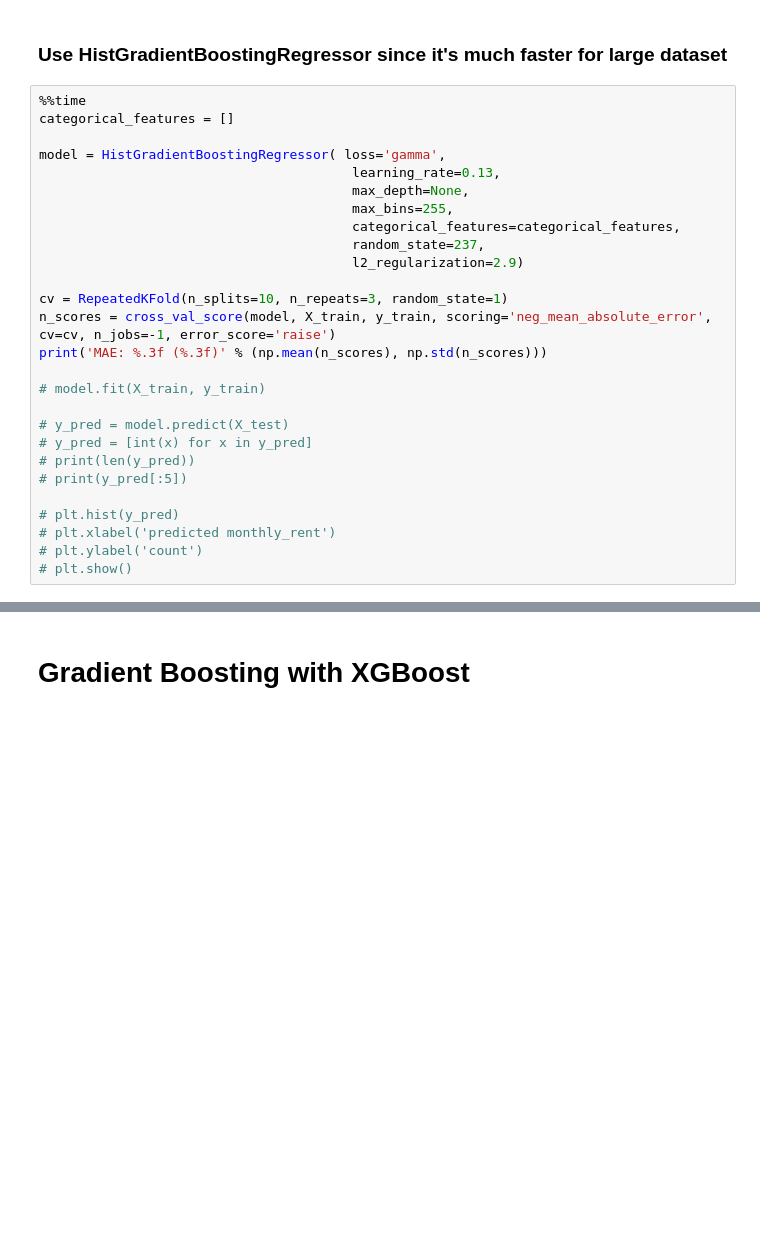
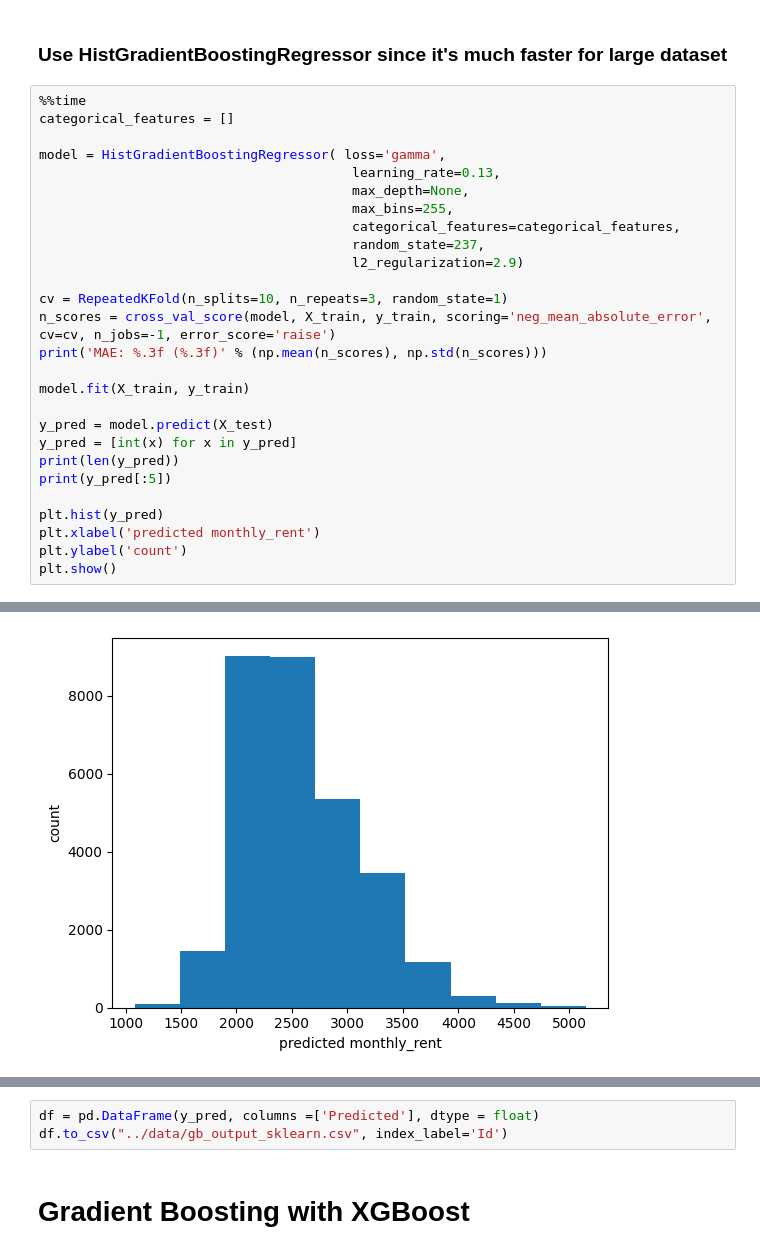
Before and after one commit to StephanieMussi/5228-group21-project, a Jupyter notebook: experiments/msy_gb.ipynb, the cells around one changed output, grey strips where cells are left out. Saved outputs shown, nothing was run; the diff lists cells and outputs as text; blank space fills up the shorter version.

Commit message:
added output of each GB regressor

```diff
--- a/experiments/msy_gb.ipynb
+++ b/experiments/msy_gb.ipynb
@@ -82,16 +82,16 @@ cv = RepeatedKFold(n_splits=10, n_repeats=3, random_state=1)
 n_scores = cross_val_score(model, X_train, y_train, scoring='neg_mean_absolute_error', cv=cv, n_jobs=-1, error_score='raise')
 print('MAE: %.3f (%.3f)' % (np.mean(n_scores), np.std(n_scores)))
 
-# model.fit(X_train, y_train)
+model.fit(X_train, y_train)
 
-# y_pred = model.predict(X_test)
-# y_pred = [int(x) for x in y_pred]
-# print(len(y_pred))
-# print(y_pred[:5])
+y_pred = model.predict(X_test)
+y_pred = [int(x) for x in y_pred]
+print(len(y_pred))
+print(y_pred[:5])
 
-# plt.hist(y_pred)
-# plt.xlabel('predicted monthly_rent')
-# plt.ylabel('count')
-# plt.show()
+plt.hist(y_pred)
+plt.xlabel('predicted monthly_rent')
+plt.ylabel('count')
+plt.show()
 # %% [output]
 MAE: -365.926 (4.729)
@@ -99,0 +100 @@ Wall time: 4.44 s
+[figure, added]
@@ -100,3 +103,6 @@ Wall time: 4.44 s
+# %%
+df = pd.DataFrame(y_pred, columns =['Predicted'], dtype = float)
+df.to_csv("../data/gb_output_sklearn.csv", index_label='Id')
 # %% [markdown]
 # Gradient Boosting with XGBoost
 # %%
```
Also changed, not shown: parts of 10 cells of this notebook, 4 other files.
